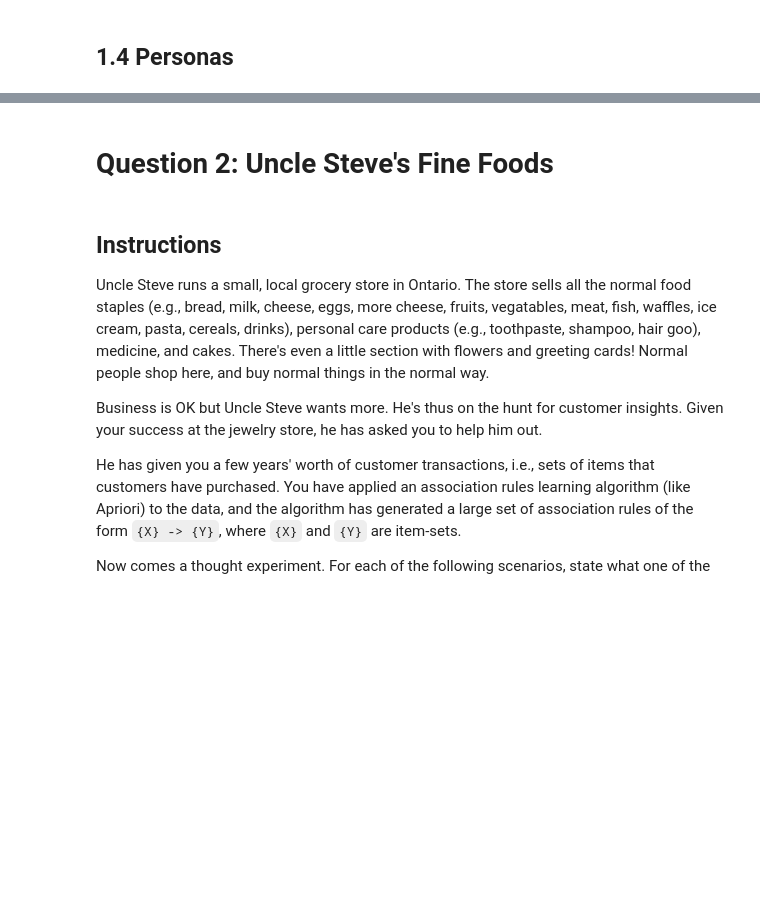
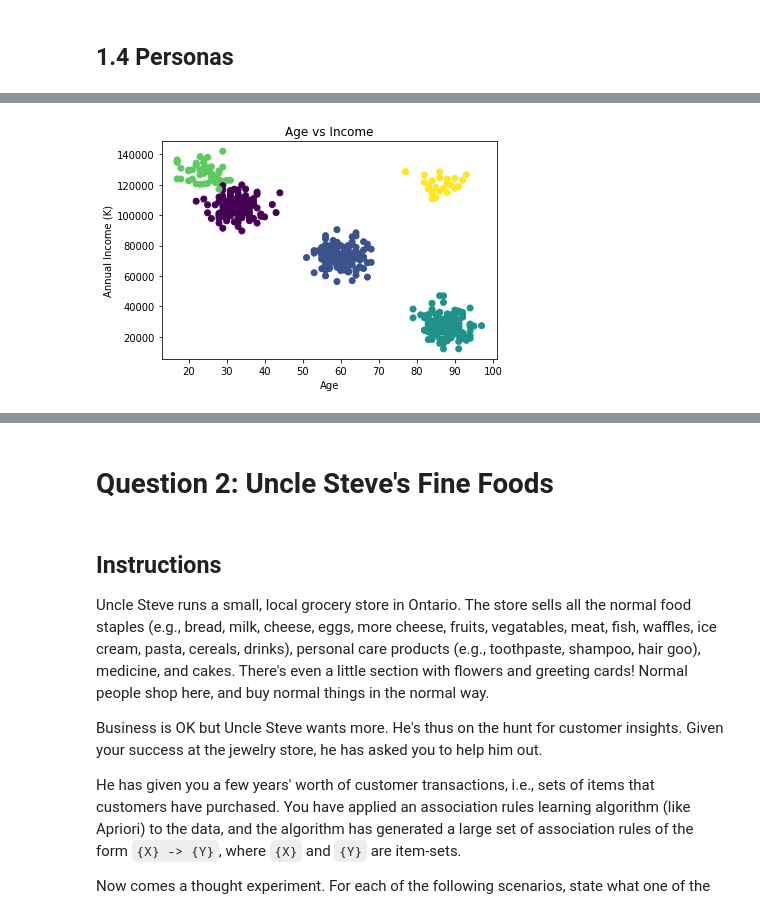
Before and after one commit to wtao213/python2018, a Jupyter notebook: MMA_GMMA_2022_869_Individual_Assignment.ipynb, the cells around one changed output, grey strips where cells are left out. Saved outputs shown, nothing was run; the diff lists cells and outputs as text; code cells hidden in the pictures; blank space fills up the shorter version.

```diff
--- a/MMA_GMMA_2022_869_Individual_Assignment.ipynb
+++ b/MMA_GMMA_2022_869_Individual_Assignment.ipynb
@@ -195,2 +283,8 @@ Text(0, 0.5, 'Income')
+# %%
+# from the plot above, when  MinPts = 5 and Eps =0.3 we get the best silhouettes
+db = DBSCAN(eps=0.3, min_samples=5)
+db.fit(df1)
+
+db.labels_
 # %% [markdown]
 ## 1.3 Model Comparison
@@ -198,0 +291,5 @@ TODO: Delete this text and insert your answer here.
+# %%
+# results for k means
+df1['km_cluster']= k_means.labels_
+
+df1['dbscan_cluster']= db.labels_
@@ -202,0 +321,3 @@ TODO: Delete this text and insert your answer here.
+# %%
+# transfer back the original result
+df1[features] = scaler.inverse_transform(df1[features])
@@ -202,0 +342,10 @@ TODO: Delete this text and insert your answer here.
+# %%
+# visual group
+plt.figure();
+
+plt.scatter(df1.iloc[:, 0], df1.iloc[:, 1], c=df1['km_cluster']);
+plt.title("Age vs Income");
+plt.xlabel('Age');
+plt.ylabel('Annual Income (K)');
+# %% [output]
+[figure, added]
```
Also changed, not shown: parts of 73 cells of this notebook.
